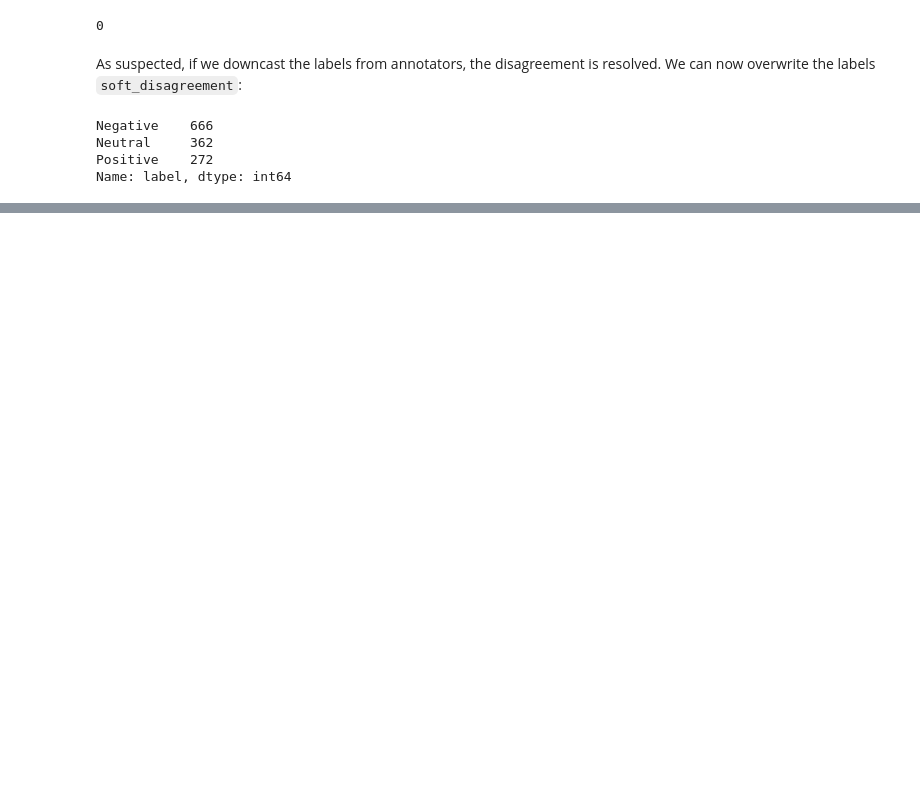
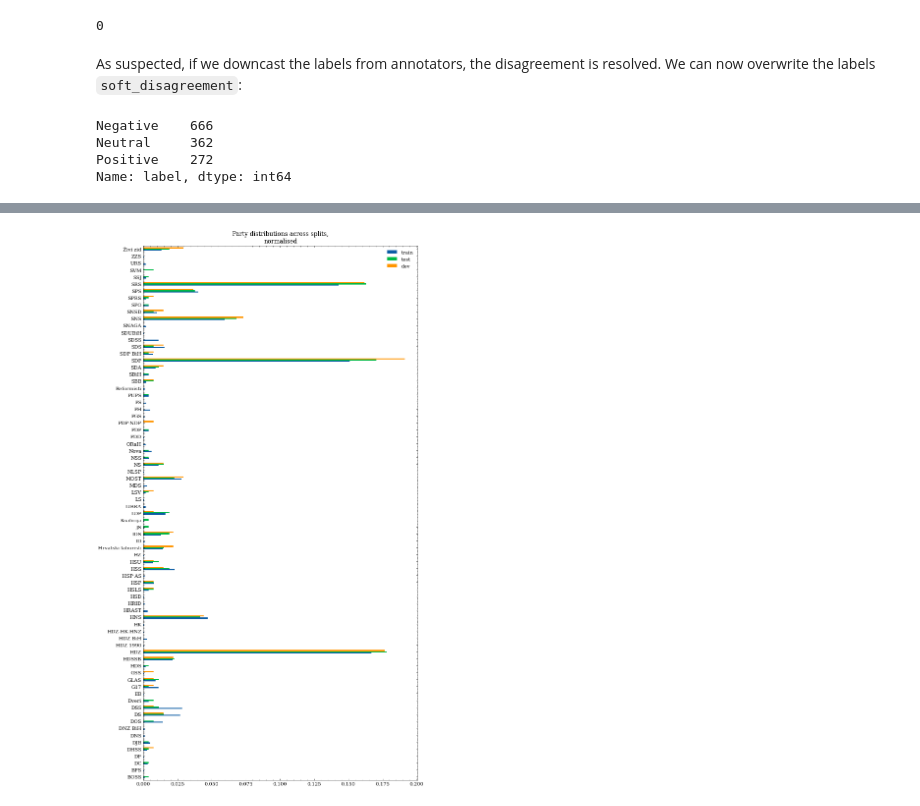
Before and after one commit to 5roop/task10, a Jupyter notebook: 001_dataset_preparation.ipynb, the cells around one changed output, grey strips where cells are left out. Cells and saved outputs as stored; diff of their text form; code cells hidden in the pictures; blank space fills up the shorter version.

```diff
--- a/001_dataset_preparation.ipynb
+++ b/001_dataset_preparation.ipynb
@@ -92,0 +200,10 @@ T
+# %%
+fig, ax = plt.subplots(figsize=(10, 20))
+pd.DataFrame(data={
+    split:eval(split).party.value_counts(normalize=True) for split in splits
+    }).plot.barh(ax=ax, rot=0)
+plt.savefig("images/001_party_distribution_across_splits.png")
+plt.title("Party distributions across splits,\nnormalised")
+plt.show()
+# %% [output]
+[figure, added]
```
Also changed, not shown: parts of 29 cells of this notebook, 1 other file.
